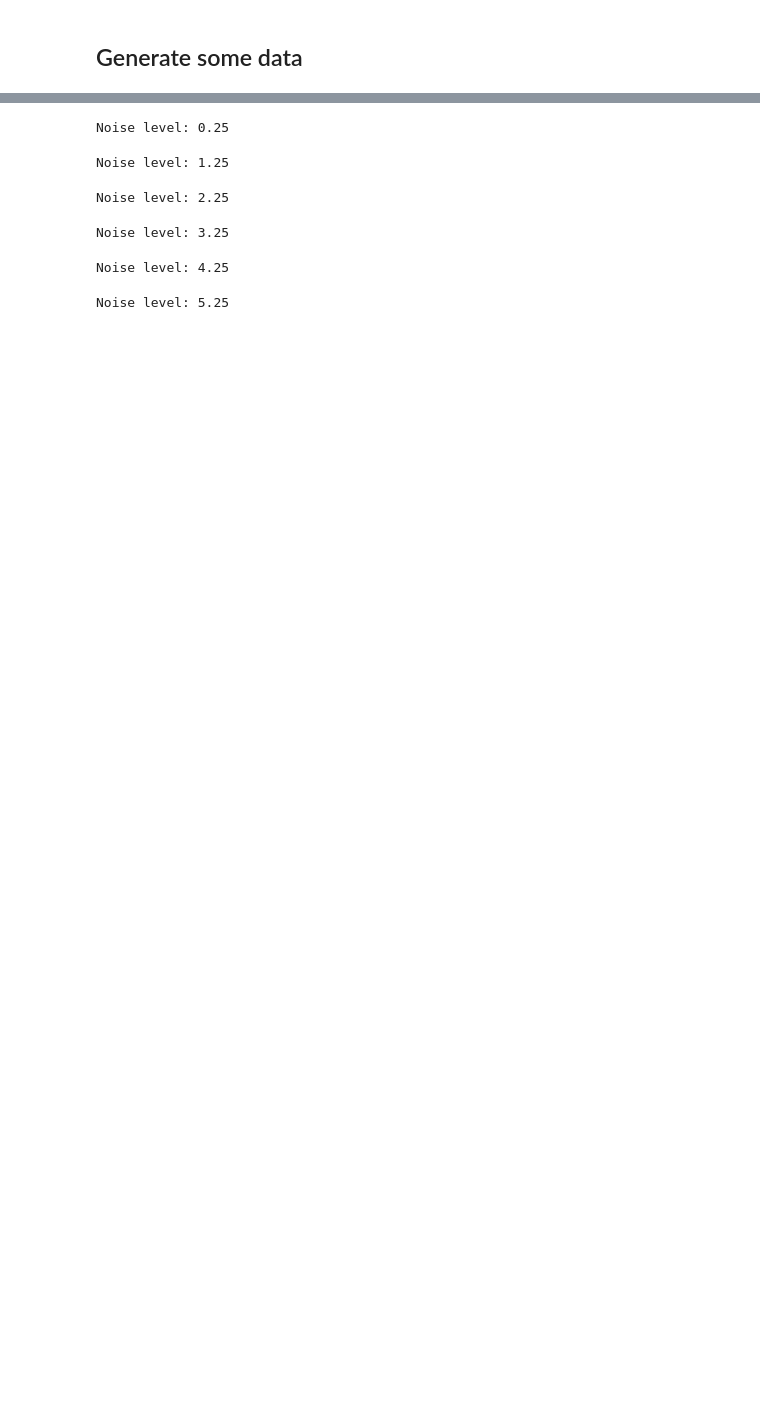
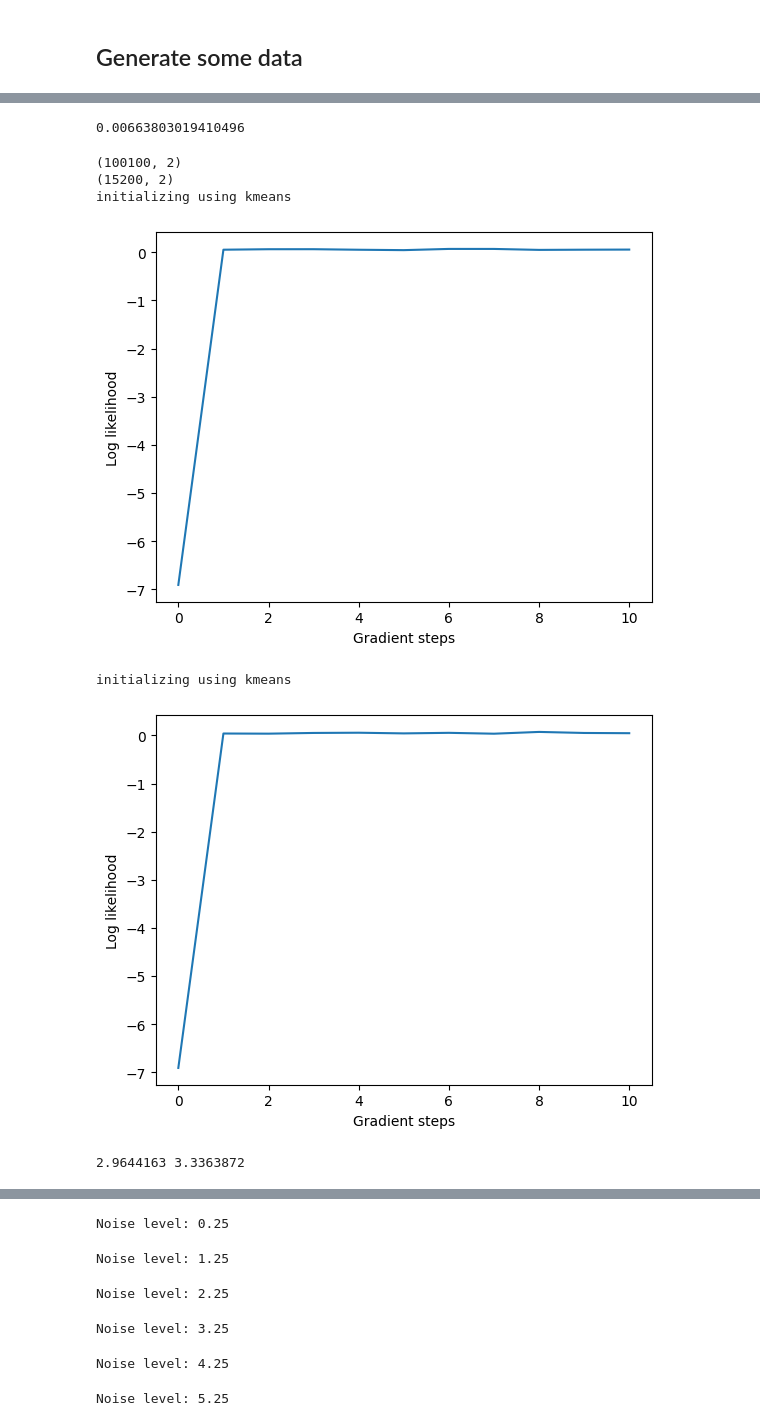
Before and after one commit to mdmarti/Bubblewrap_densities, a Jupyter notebook: WrapTesting.ipynb, the cells around one changed output, grey strips where cells are left out. Cells and saved outputs as stored; diff of their text form; code cells hidden in the pictures; blank space fills up the shorter version.

```diff
--- a/WrapTesting.ipynb
+++ b/WrapTesting.ipynb
@@ -64,0 +136,36 @@ plt.close()
+# %%
+r0,a,omega= 4,10,2*np.pi
+
+dt1 = 0.001
+dt2 = dt1 * (55401/8346)
+radial1 = generate_radial_odes(n=100,T=1,dt=dt1,
+                        coeffs=[r0,a,omega],sigma=2,
+                        seed=1040)
+radial2 = generate_radial_odes(n=100,T=1,dt=dt2,
+                        coeffs=[r0,a,omega],sigma=0.1,
+                        seed=1040)
+
+stacked1 = np.vstack(radial1)
+stacked2 = np.vstack(radial2)
+# %%
+print(dt2)
+# %% [output]
+0.00663803019410496
+# %%
+print(stacked1.shape)
+print(stacked2.shape)
+bw1 = bubblewrap_data(stacked1,50,n_passes=1,step=1e-3)
+bw2 = bubblewrap_data(stacked2,50,n_passes=1,step=1e-3)
+#bw3 = bubblewrap_data(samples_gm2_dense,3)
+
+bound1 = bw1.get_fisher_ub()
+bound2 = bw2.get_fisher_ub()
+print(bound1,bound2)
+# %% [output]
+(100100, 2)
+(15200, 2)
+initializing using kmeans
+[figure, added]
+initializing using kmeans
+[figure, added]
+2.9644163 3.3363872
```
Also changed, not shown: parts of 17 cells of this notebook, 1 other file.
